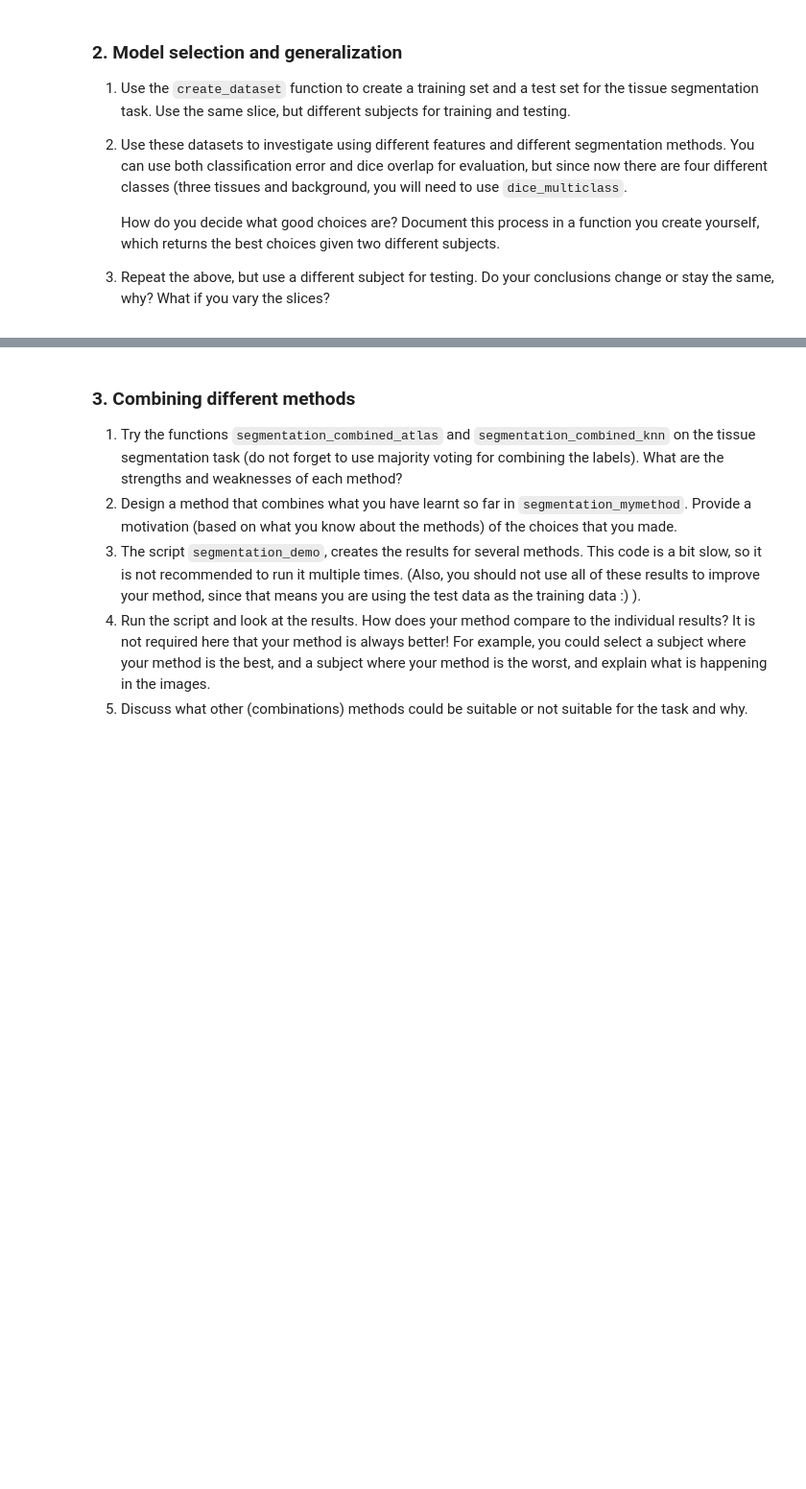
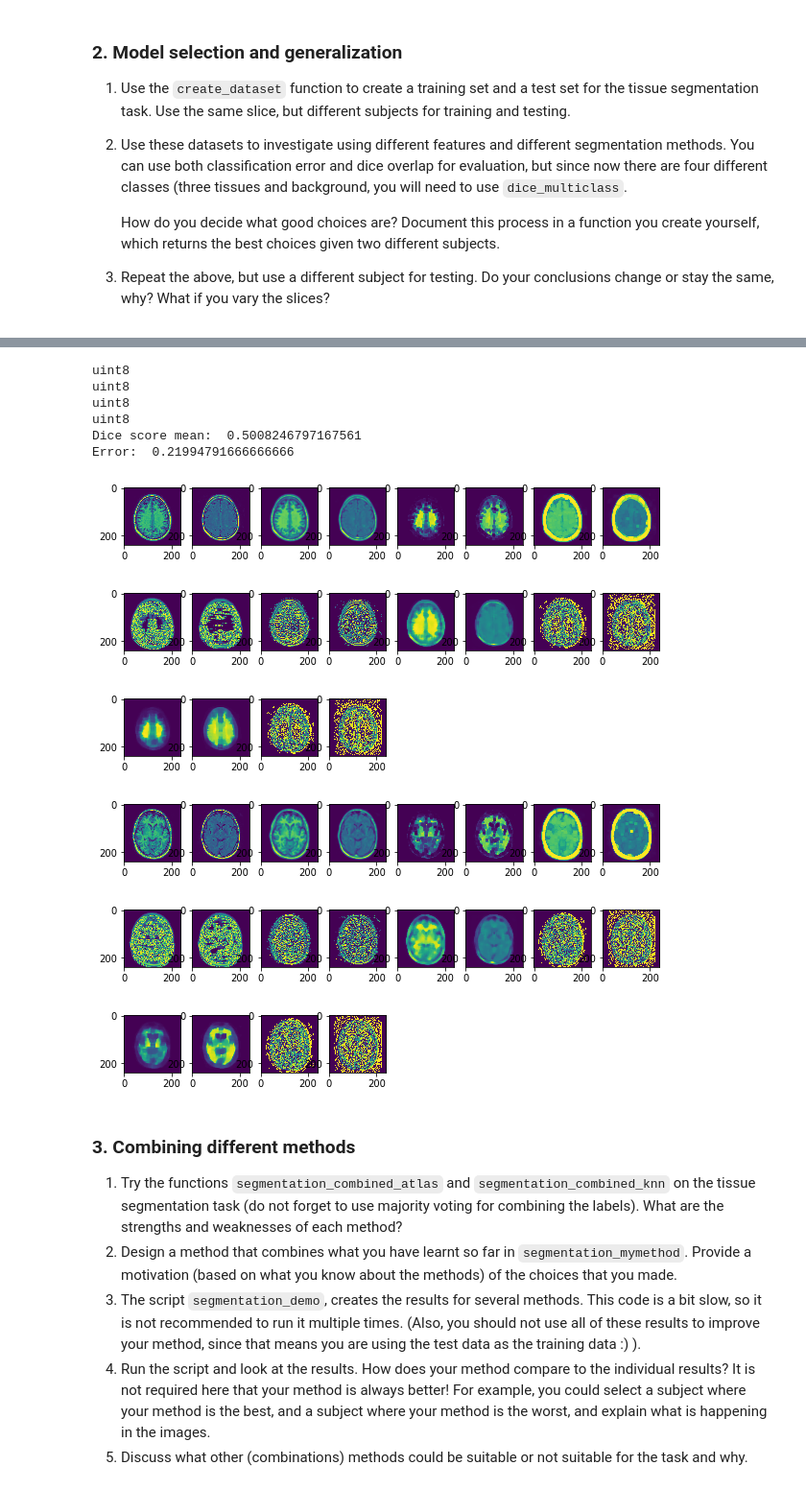
Before and after one commit to SanneFaszbender/8dc00-mia, a Jupyter notebook: notebooks/segmentation_project.ipynb, the cells around one changed output, grey strips where cells are left out. Shown at 96% size. Drawn from its saved outputs; the diff is of its cells as text; code cells hidden in the pictures; blank space fills up the shorter version.

```diff
--- a/notebooks/segmentation_project.ipynb
+++ b/notebooks/segmentation_project.ipynb
@@ -48,3 +203,71 @@ extract_features(image_number, slice_number)
+# %%
+#Repeat the above, but use a different subject for testing.
+#Do your conclusions change or stay the same, why?
+#What if you vary the slices?
+
+%matplotlib inline
+import sys
+sys.path.append("../code")
+from segmentation_util import create_dataset,dice_multiclass, classification_error
+
+#traindata
+image_number=1
+slice_number=3
+task='brain'
+X_train, Y_train, feature_labels_train = create_dataset(image_number, slice_number, task)
+
+#testdata
+image_number=1
+slice_number=1
+task='brain'
+X_test, Y_test, feature_labels_test = create_dataset(image_number, slice_number, task)
+
+dice_score_mean = dice_multiclass(true_labels=Y_train, predicted_labels=Y_test)
+print("Dice score mean: ",dice_score_mean)
+err = classification_error(true_labels=Y_train, predicted_labels=Y_test)
+print("Error: ", err)
+
+#subjects varieren; image_number train_data - image_number test_data met slicenummer = 1
+# 1-2:  Dice score mean:  0.5571990830837004
+#       Error:  0.1990625
+# 1-3: Dice score mean:  0.47849516052813384
+#      Error:  0.23852430555555557
+# 2-1: Dice score mean:  0.5571990830837004
+#      Error:  0.1990625
+# 2-4: Dice score mean:  0.5129465716963425
+#      Error:  0.22319444444444445
+# 3-1: Dice score mean:  0.47849516052813384
+#      Error:  0.23852430555555557
+# 3-2: Dice score mean:  0.5254053077822041
+#      Error:  0.1971527777777778
+
+
+#slices varieren; slice_number train_data - slice_number test_data met image_number=1
+# 1-2: Dice score mean:  0.553267324391108
+#      Error:  0.19949652777777777
+# 1-3: Dice score mean:  0.5008246797167561
+#      Error:  0.21994791666666666
+# 2-1: Dice score mean:  0.553267324391108
+#      Error:  0.19949652777777777
+# 2-3: Dice score mean:  0.5272676065450674
+#      Error:  0.20019097222222224
+# 3-1: Dice score mean:  0.5008246797167561
+#      Error:  0.21994791666666666
+# 3-2: Dice score mean:  0.5272676065450674
+#      Error:  0.20019097222222224
+# %% [output]
+uint8
+uint8
+uint8
+uint8
+Dice score mean:  0.5008246797167561
+Error:  0.21994791666666666
+[figure, added]
+[figure, added]
+[figure, added]
+[figure, added]
+[figure, added]
+[figure, added]
 # %% [markdown]
 ### 3. Combining different methods
 
```
Also changed, not shown: parts of 5 cells of this notebook, 1 other file.
